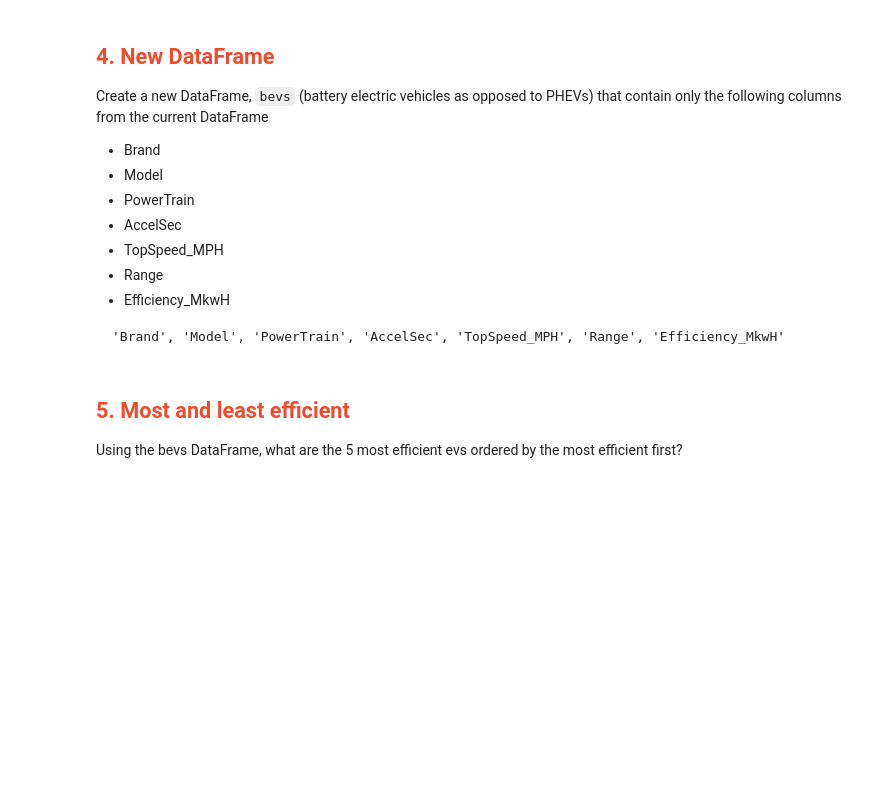
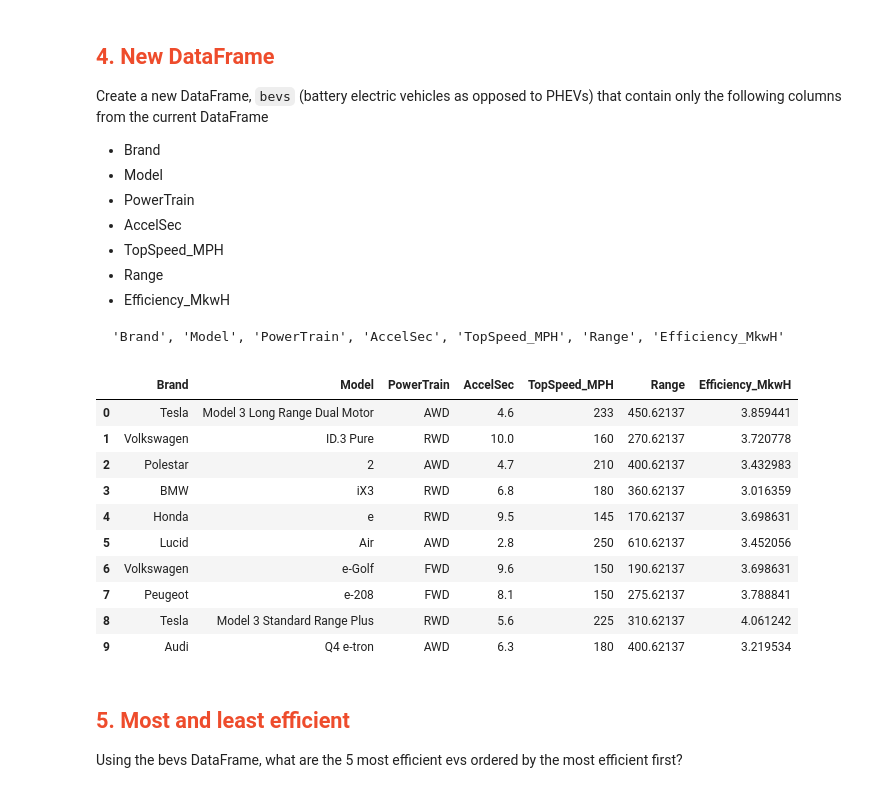
Before and after one commit to amandapoulsen2/DataMining, a Jupyter notebook: labs/pandas.ipynb, the cells around one changed output. Cells and saved outputs as stored; diff of their text form; code cells hidden in the pictures; blank space fills up the shorter version.

````diff
--- a/labs/pandas.ipynb
+++ b/labs/pandas.ipynb
@@ -599,6 +1056,21 @@ Create a new DataFrame, `bevs` (battery electric vehicles as opposed to PHEVs) t
 ```
 'Brand', 'Model', 'PowerTrain', 'AccelSec', 'TopSpeed_MPH', 'Range', 'Efficiency_MkwH'
 ```
+# %%
+bevs = DataFrame({'Brand': electricCartData['Brand'], 'Model': electricCartData['Model'], 'PowerTrain': electricCartData['PowerTrain'], 'AccelSec': electricCartData['AccelSec'], 'TopSpeed_MPH': electricCartData['TopSpeed_KmH'], 'Range': electricCartData['Range'], 'Efficiency_MkwH': electricCartData['Efficiency_MkwH']})
+bevs[:10]
+# %% [output]
+|  | Brand | Model | PowerTrain | AccelSec | TopSpeed_MPH | Range | Efficiency_MkwH |
+| 0 | Tesla | Model 3 Long Range Dual Motor | AWD | 4.6 | 233 | 450.62137 | 3.859441 |
+| 1 | Volkswagen | ID.3 Pure | RWD | 10.0 | 160 | 270.62137 | 3.720778 |
+| 2 | Polestar | 2 | AWD | 4.7 | 210 | 400.62137 | 3.432983 |
+| 3 | BMW | iX3 | RWD | 6.8 | 180 | 360.62137 | 3.016359 |
+| 4 | Honda | e | RWD | 9.5 | 145 | 170.62137 | 3.698631 |
+| 5 | Lucid | Air | AWD | 2.8 | 250 | 610.62137 | 3.452056 |
+| 6 | Volkswagen | e-Golf | FWD | 9.6 | 150 | 190.62137 | 3.698631 |
+| 7 | Peugeot | e-208 | FWD | 8.1 | 150 | 275.62137 | 3.788841 |
+| 8 | Tesla | Model 3 Standard Range Plus | RWD | 5.6 | 225 | 310.62137 | 4.061242 |
+| 9 | Audi | Q4 e-tron | AWD | 6.3 | 180 | 400.62137 | 3.219534 |
 # %% [markdown]
 ## <font color='#EE4C2C'>5. Most and least efficient</font>
 Using the bevs DataFrame, what are the 5 most efficient evs ordered by the most efficient first?
````
Also changed, not shown: parts of 62 cells of this notebook.
